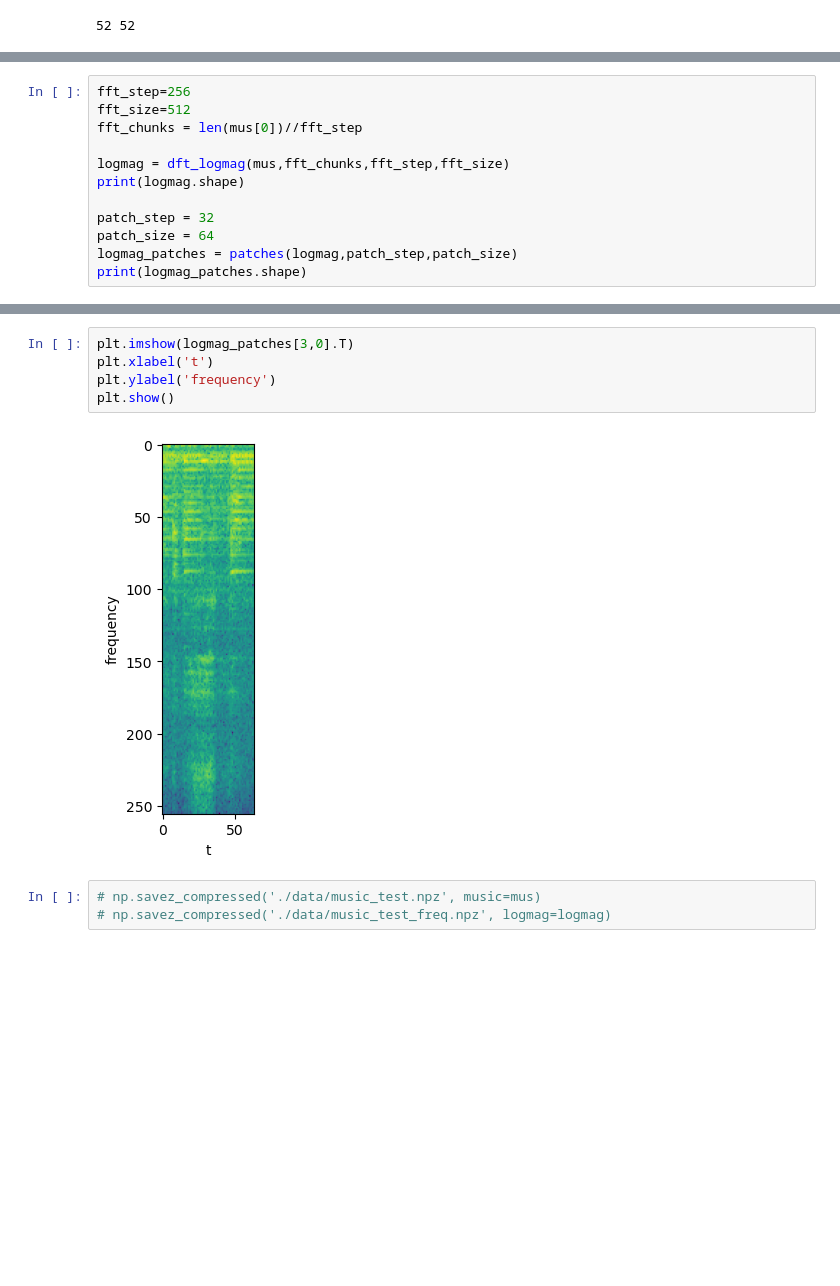
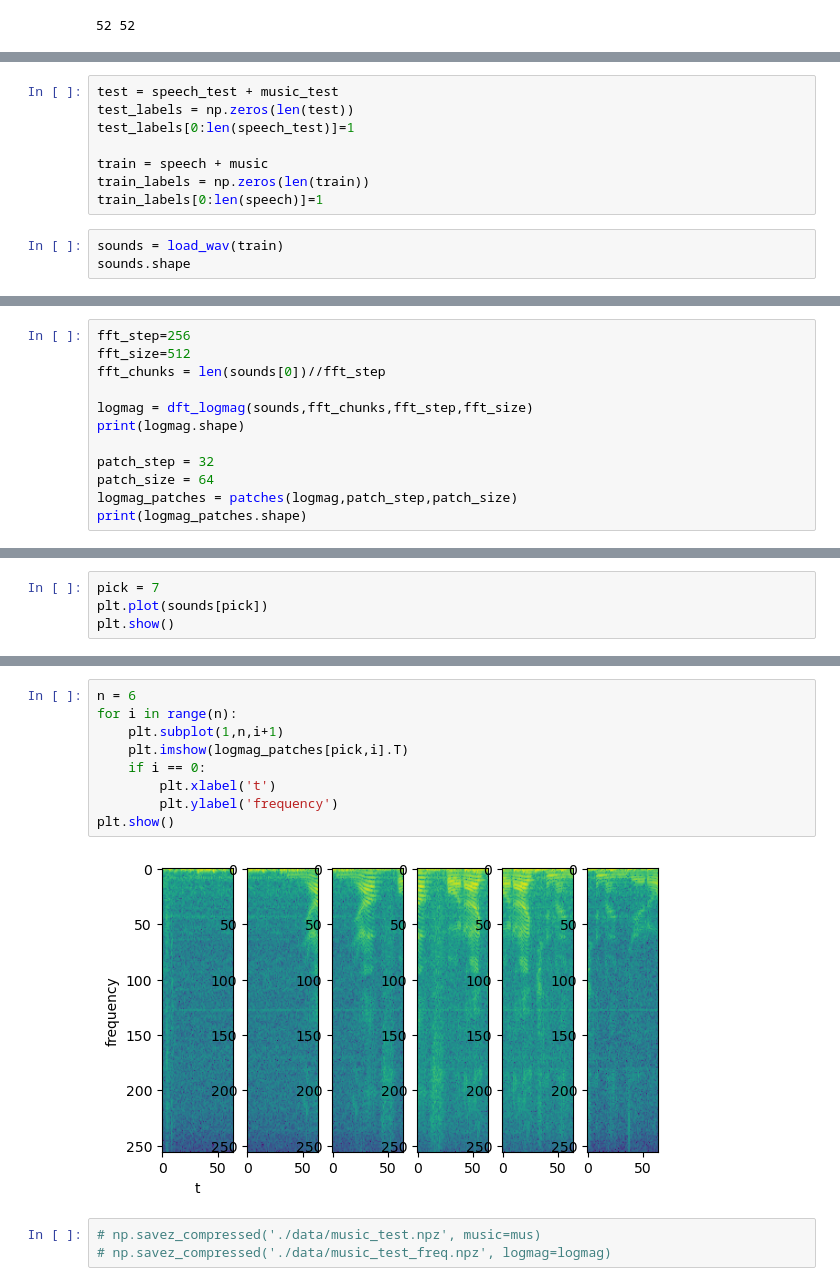
Before and after one commit to jonasbuechi/music_speech, a Jupyter notebook: RNN.ipynb, the cells around one changed output, grey strips where cells are left out. Saved outputs shown, nothing was run; the diff lists cells and outputs as text; blank space fills up the shorter version.

Commit message:
train/test split with labels

```diff
--- a/RNN.ipynb
+++ b/RNN.ipynb
@@ -100,0 +96,11 @@ mus.shape
+# %%
+test = speech_test + music_test
+test_labels = np.zeros(len(test))
+test_labels[0:len(speech_test)]=1
+
+train = speech + music
+train_labels = np.zeros(len(train))
+train_labels[0:len(speech)]=1
+# %%
+sounds = load_wav(train)
+sounds.shape
@@ -101,9 +109,9 @@ mus.shape
 # %%
 fft_step=256
 fft_size=512
-fft_chunks = len(mus[0])//fft_step
+fft_chunks = len(sounds[0])//fft_step
 
-logmag = dft_logmag(mus,fft_chunks,fft_step,fft_size)
+logmag = dft_logmag(sounds,fft_chunks,fft_step,fft_size)
 print(logmag.shape)
 
 patch_step = 32
@@ -120,0 +124,4 @@ plt.show()
+# %%
+pick = 7
+plt.plot(sounds[pick])
+plt.show()
@@ -128,10 +137,14 @@ plt.show()
 # %%
-plt.imshow(logmag_patches[3,0].T)
-plt.xlabel('t')
-plt.ylabel('frequency')
+n = 6
+for i in range(n):
+    plt.subplot(1,n,i+1)
+    plt.imshow(logmag_patches[pick,i].T)
+    if i == 0:
+        plt.xlabel('t')
+        plt.ylabel('frequency')
 plt.show()
 # %% [output]
-[figure, old version]
+[figure, new version]
 # %%
 # np.savez_compressed('./data/music_test.npz', music=mus)
 # np.savez_compressed('./data/music_test_freq.npz', logmag=logmag)
```
Also changed, not shown: parts of 7 cells of this notebook.
